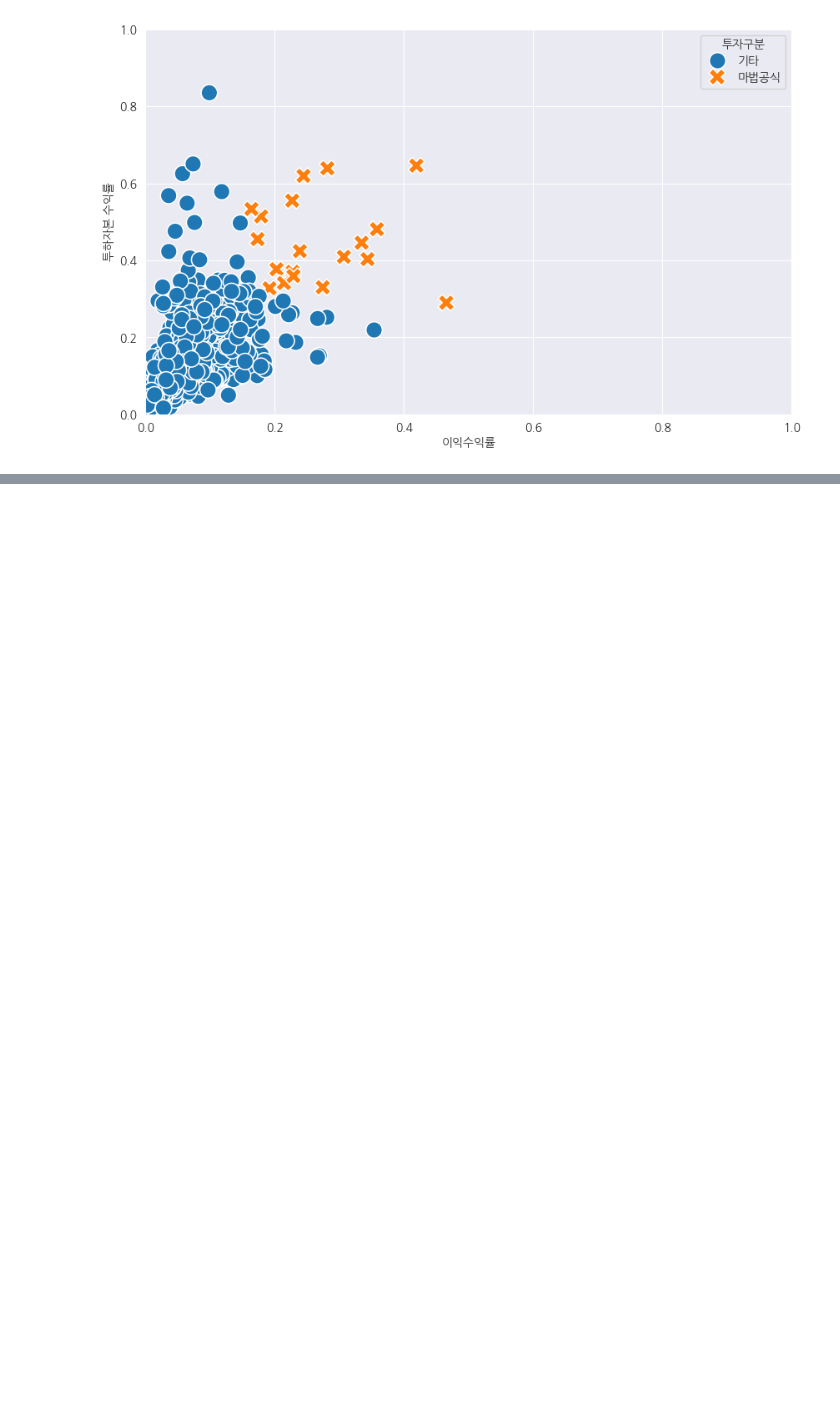
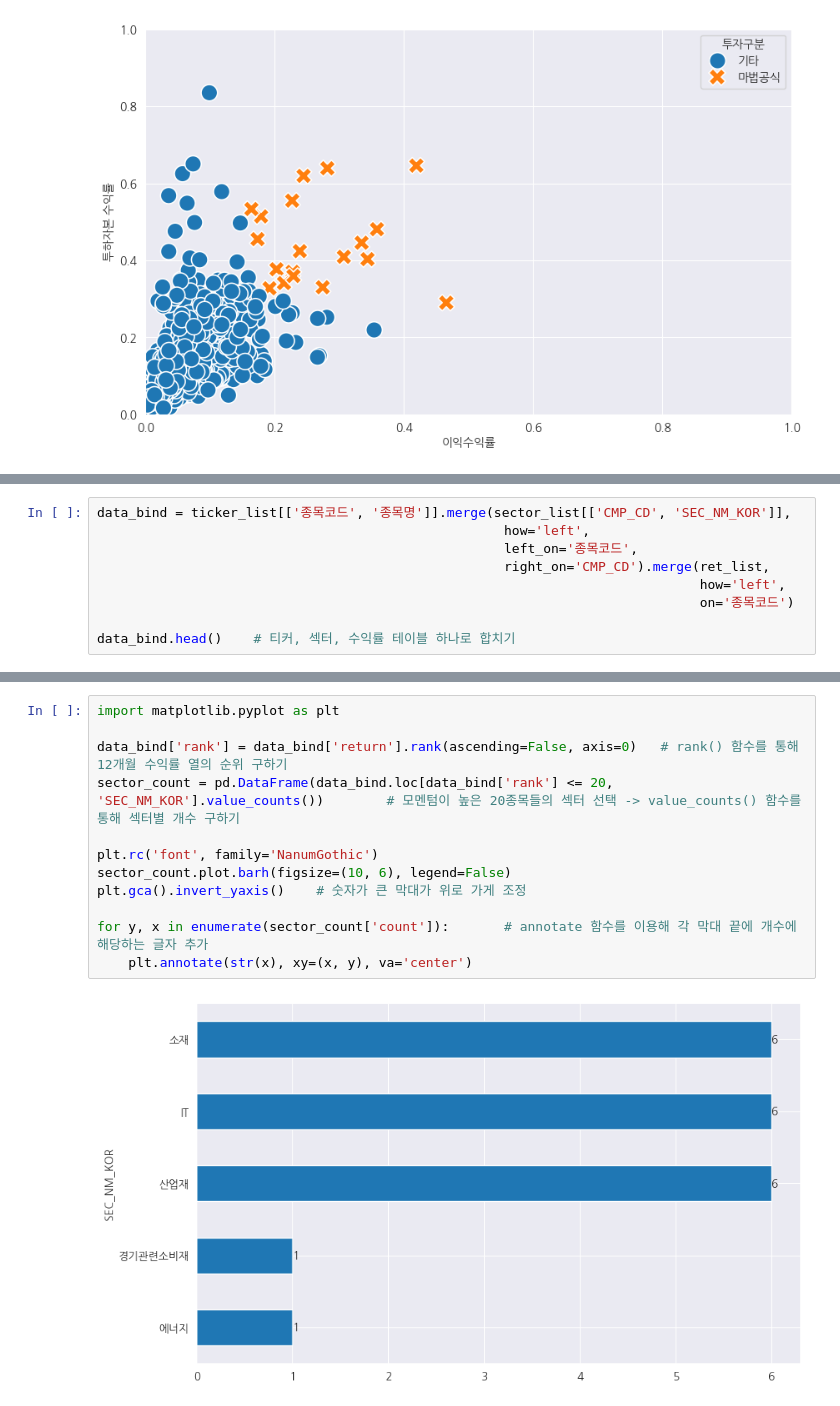
Before and after one commit to Glesep/Quant, a Jupyter notebook: chap_13/chap13.ipynb, the cells around one changed output, grey strips where cells are left out. Saved outputs shown, nothing was run; the diff lists cells and outputs as text; blank space fills up the shorter version.

```diff
--- a/chap_13/chap13.ipynb
+++ b/chap_13/chap13.ipynb
@@ -984,0 +1024,9 @@ plt.show()
+# %%
+data_bind = ticker_list[['종목코드', '종목명']].merge(sector_list[['CMP_CD', 'SEC_NM_KOR']],
+                                                    how='left',
+                                                    left_on='종목코드',
+                                                    right_on='CMP_CD').merge(ret_list,
+                                                                             how='left',
+                                                                             on='종목코드')
+
+data_bind.head()    # 티커, 섹터, 수익률 테이블 하나로 합치기
@@ -984,0 +1040,14 @@ plt.show()
+# %%
+import matplotlib.pyplot as plt
+
+data_bind['rank'] = data_bind['return'].rank(ascending=False, axis=0)   # rank() 함수를 통해 12개월 수익률 열의 순위 구하기
+sector_count = pd.DataFrame(data_bind.loc[data_bind['rank'] <= 20, 'SEC_NM_KOR'].value_counts())        # 모멘텀이 높은 20종목들의 섹터 선택 -> value_counts() 함수를 통해 섹터별 개수 구하기
+
+plt.rc('font', family='NanumGothic')
+sector_count.plot.barh(figsize=(10, 6), legend=False)
+plt.gca().invert_yaxis()    # 숫자가 큰 막대가 위로 가게 조정
+
+for y, x in enumerate(sector_count['count']):       # annotate 함수를 이용해 각 막대 끝에 개수에 해당하는 글자 추가
+    plt.annotate(str(x), xy=(x, y), va='center')
+# %% [output]
+[figure, added]
```
Also changed, not shown: parts of 5 cells of this notebook.
